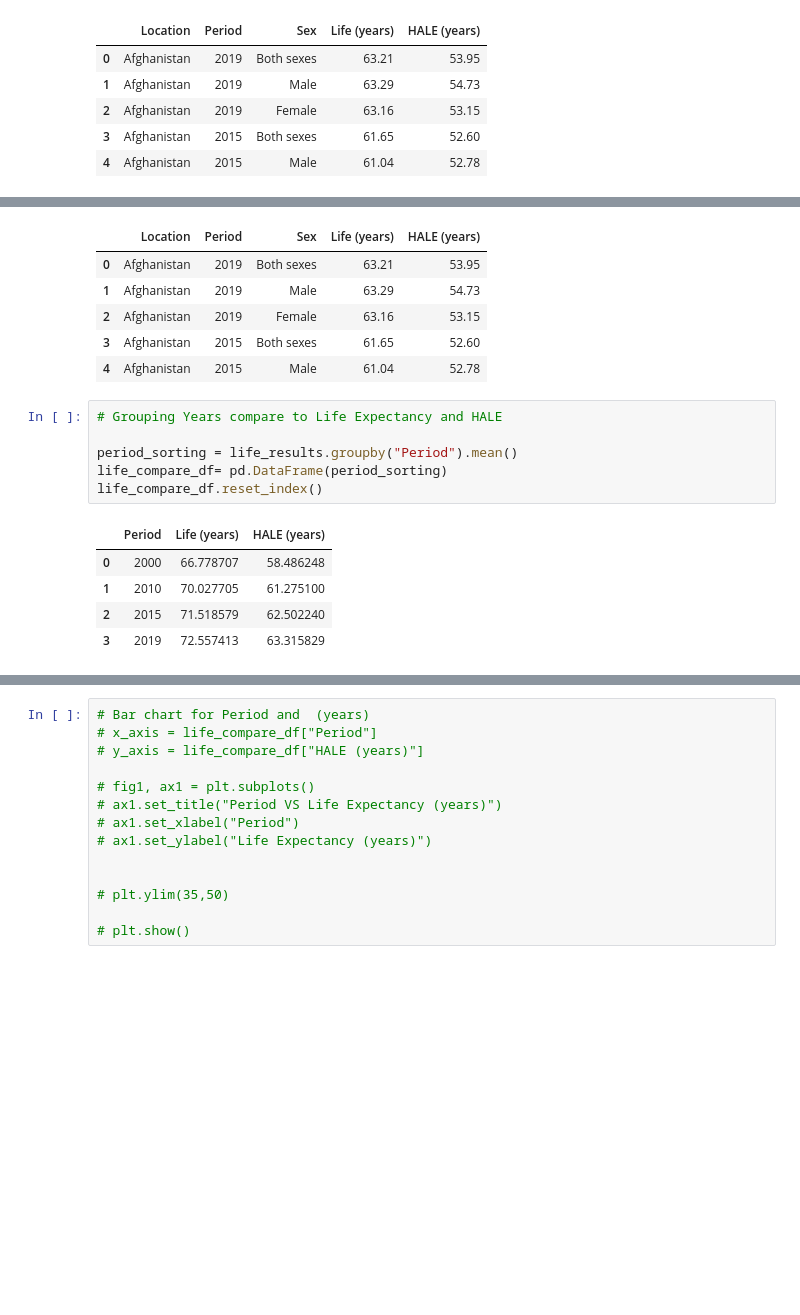
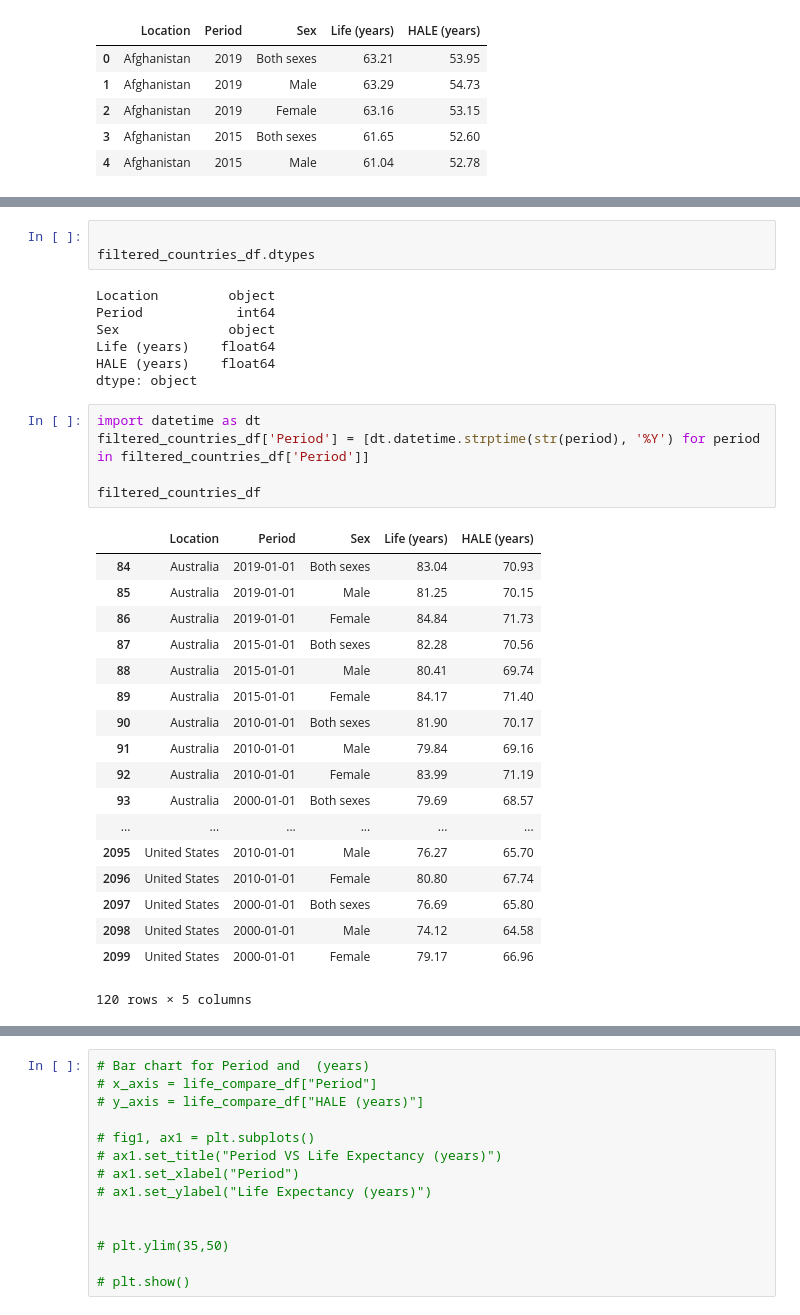
Before and after one commit to elstan-tmk/Life_expectancy_project, a Jupyter notebook: project_1.ipynb, the cells around one changed output, grey strips where cells are left out. Drawn from its saved outputs; the diff is of its cells as text; blank space fills up the shorter version.

```diff
--- a/project_1.ipynb
+++ b/project_1.ipynb
@@ -25,20 +36,34 @@ life_results.head()
 # %%
+
+filtered_countries_df.dtypes
 # %% [output]
-|  | Location | Period | Sex | Life (years) | HALE (years) |
-| 0 | Afghanistan | 2019 | Both sexes | 63.21 | 53.95 |
-| 1 | Afghanistan | 2019 | Male | 63.29 | 54.73 |
-| 2 | Afghanistan | 2019 | Female | 63.16 | 53.15 |
-| 3 | Afghanistan | 2015 | Both sexes | 61.65 | 52.60 |
-| 4 | Afghanistan | 2015 | Male | 61.04 | 52.78 |
+Location         object
+Period            int64
+Sex              object
+Life (years)    float64
+HALE (years)    float64
+dtype: object
-# %%
-# Grouping Years compare to Life Expectancy and HALE
-
-period_sorting = life_results.groupby("Period").mean()
-life_compare_df= pd.DataFrame(period_sorting)
-life_compare_df.reset_index()
-# %% [output]
-|  | Period | Life (years) | HALE (years) |
-| 0 | 2000 | 66.778707 | 58.486248 |
-| 1 | 2010 | 70.027705 | 61.275100 |
-| 2 | 2015 | 71.518579 | 62.502240 |
-| 3 | 2019 | 72.557413 | 63.315829 |
+# %%
+import datetime as dt
+filtered_countries_df['Period'] = [dt.datetime.strptime(str(period), '%Y') for period in filtered_countries_df['Period']]
+
+filtered_countries_df
+# %% [output]
+|  | Location | Period | Sex | Life (years) | HALE (years) |
+| 84 | Australia | 2019-01-01 | Both sexes | 83.04 | 70.93 |
+| 85 | Australia | 2019-01-01 | Male | 81.25 | 70.15 |
+| 86 | Australia | 2019-01-01 | Female | 84.84 | 71.73 |
+| 87 | Australia | 2015-01-01 | Both sexes | 82.28 | 70.56 |
+| 88 | Australia | 2015-01-01 | Male | 80.41 | 69.74 |
+| 89 | Australia | 2015-01-01 | Female | 84.17 | 71.40 |
+| 90 | Australia | 2010-01-01 | Both sexes | 81.90 | 70.17 |
+| 91 | Australia | 2010-01-01 | Male | 79.84 | 69.16 |
+| 92 | Australia | 2010-01-01 | Female | 83.99 | 71.19 |
+| 93 | Australia | 2000-01-01 | Both sexes | 79.69 | 68.57 |
+| ... | ... | ... | ... | ... | ... |
+| 2095 | United States | 2010-01-01 | Male | 76.27 | 65.70 |
+| 2096 | United States | 2010-01-01 | Female | 80.80 | 67.74 |
+| 2097 | United States | 2000-01-01 | Both sexes | 76.69 | 65.80 |
+| 2098 | United States | 2000-01-01 | Male | 74.12 | 64.58 |
+| 2099 | United States | 2000-01-01 | Female | 79.17 | 66.96 |
+120 rows × 5 columns
```
Also changed, not shown: parts of 7 cells of this notebook, 4 other files.
